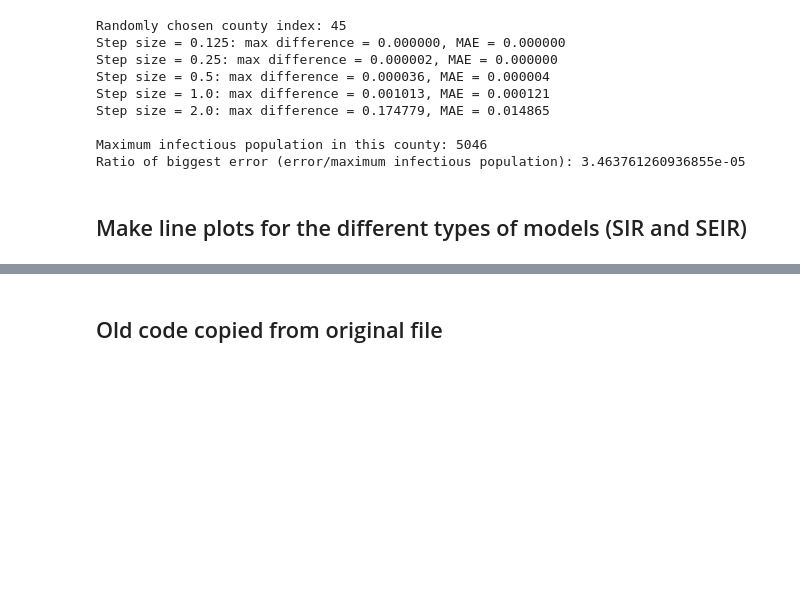
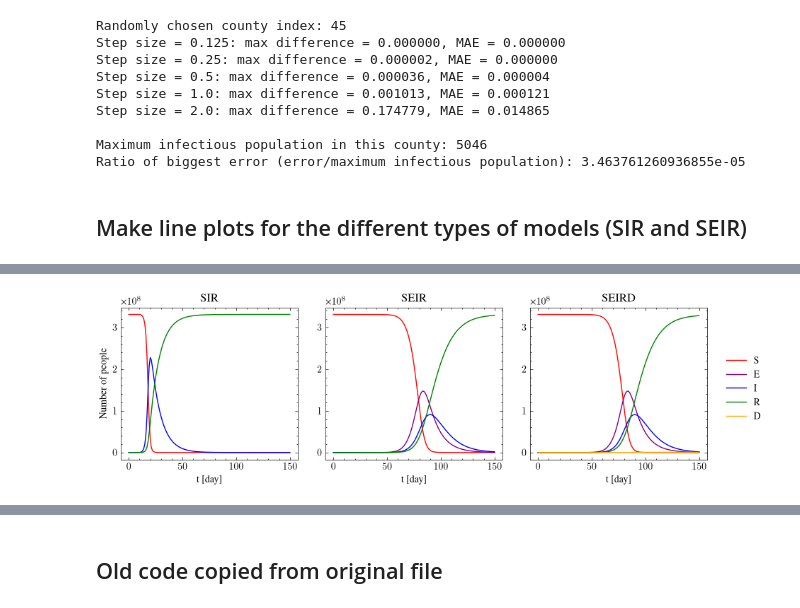
Before and after one commit to AndreaRaaschou/BERN01, a Jupyter notebook: disease_project/andrea/main_usa.ipynb, the cells around one changed output, grey strips where cells are left out. Cells and saved outputs as stored; diff of their text form; code cells hidden in the pictures; blank space fills up the shorter version.

```diff
--- a/disease_project/andrea/main_usa.ipynb
+++ b/disease_project/andrea/main_usa.ipynb
@@ -322,0 +382,42 @@ TypeError: cannot reshape array of shape (12532,) (size 12532) into shape (3, -1
+# %%
+fig, axes = plt.subplots(1, 3, figsize=(9, 3))
+
+# SIR
+axes[0].plot(sol_sir.ts, sir_S, label="S", color=colors["S"])
+axes[0].plot(sol_sir.ts, sir_I, label="I", color=colors["I"])
+axes[0].plot(sol_sir.ts, sir_R, label="R", color=colors["R"])
+axes[0].set_title("SIR")
+axes[0].set_xlabel("t [day]")
+axes[0].set_ylabel("Number of people")
+#axes[0].legend()
+
+# SEIR
+axes[1].plot(sol_seir.ts, seir_S, label="S", color=colors["S"])
+axes[1].plot(sol_seir.ts, seir_E, label="E", color=colors["E"])
+axes[1].plot(sol_seir.ts, seir_I, label="I", color=colors["I"])
+axes[1].plot(sol_seir.ts, seir_R, label="R", color=colors["R"])
+axes[1].set_title("SEIR")
+axes[1].set_xlabel("t [day]")
+#axes[1].set_ylabel("Number of people")
+#axes[1].legend()
+
+# SEIRD
+axes[2].plot(sol_seird.ts, seird_S, label="S", color=colors["S"])
+axes[2].plot(sol_seird.ts, seird_E, label="E", color=colors["E"])
+axes[2].plot(sol_seird.ts, seird_I, label="I", color=colors["I"])
+axes[2].plot(sol_seird.ts, seird_R, label="R", color=colors["R"])
+axes[2].plot(sol_seird.ts, seird_D, label="D", color=colors["D"])
+axes[2].set_title("SEIRD")
+axes[2].set_xlabel("t [day]")
+#axes[2].set_ylabel("Number of people")
+#axes[2].legend()
+
+# Shared legend on the right
+handles, labels = axes[2].get_legend_handles_labels()
+fig.legend(handles, labels, loc="center right", bbox_to_anchor=(1.08, 0.5))
+
+plt.tight_layout()
+plt.savefig("../figures/model_comparison.pdf")
+plt.show()
+# %% [output]
+[figure, added]
```
Also changed, not shown: parts of 10 cells of this notebook, 2 other files.
